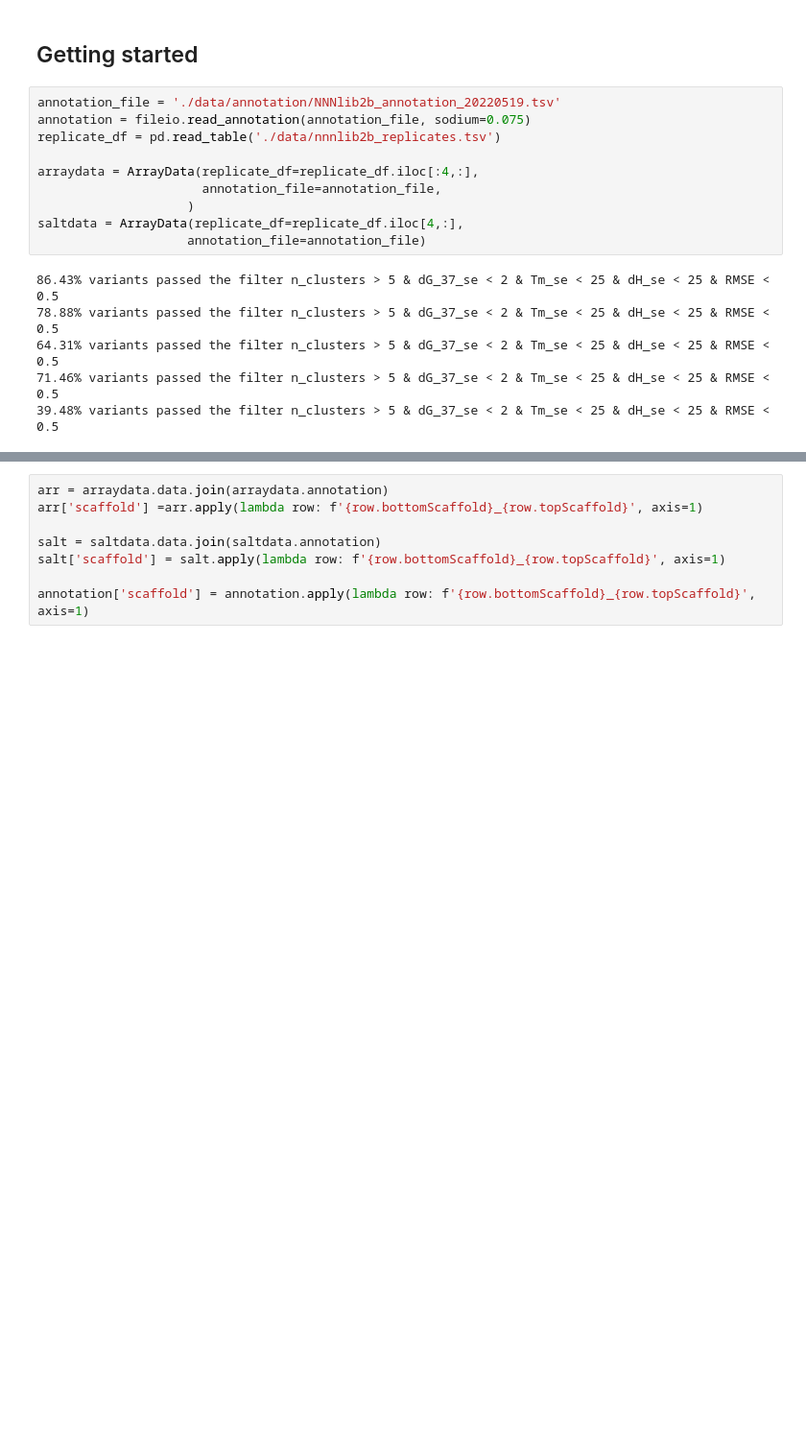
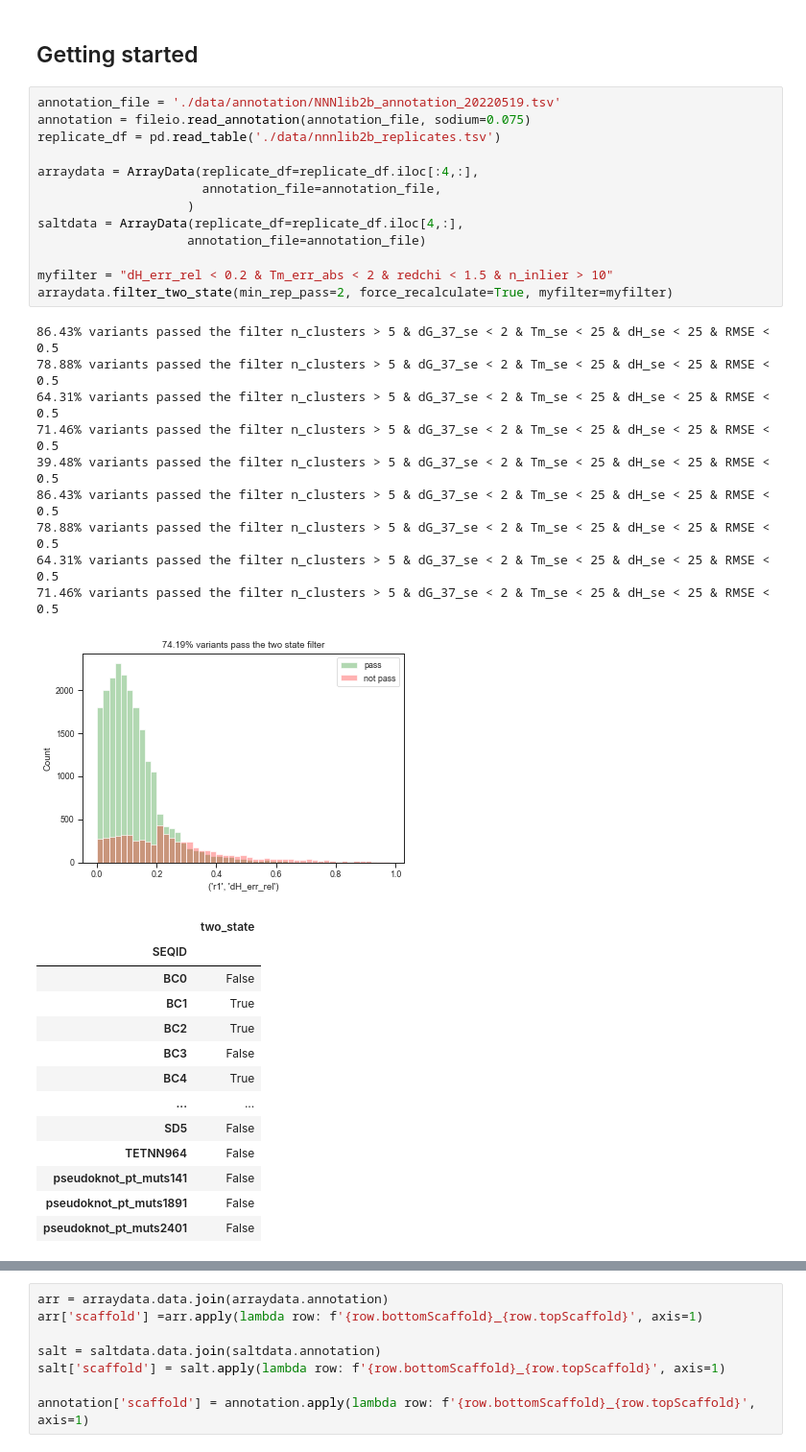
Before and after one commit to keyuxi/nnn_analysis, a Jupyter notebook: 220512_NN_fit.ipynb, the cells around one changed output, grey strips where cells are left out. Shown at 96% size. Cells and saved outputs as stored; diff of their text form; blank space fills up the shorter version.

```diff
--- a/220512_NN_fit.ipynb
+++ b/220512_NN_fit.ipynb
@@ -8,16 +15,37 @@
 # %%
 annotation_file = './data/annotation/NNNlib2b_annotation_20220519.tsv'
 annotation = fileio.read_annotation(annotation_file, sodium=0.075)
 replicate_df = pd.read_table('./data/nnnlib2b_replicates.tsv')
 
 arraydata = ArrayData(replicate_df=replicate_df.iloc[:4,:],
                       annotation_file=annotation_file,
                     )
 saltdata = ArrayData(replicate_df=replicate_df.iloc[4,:],
                     annotation_file=annotation_file)
+
+myfilter = "dH_err_rel < 0.2 & Tm_err_abs < 2 & redchi < 1.5 & n_inlier > 10"
+arraydata.filter_two_state(min_rep_pass=2, force_recalculate=True, myfilter=myfilter)
 # %% [output]
 86.43% variants passed the filter n_clusters > 5 & dG_37_se < 2 & Tm_se < 25 & dH_se < 25 & RMSE < 0.5
 78.88% variants passed the filter n_clusters > 5 & dG_37_se < 2 & Tm_se < 25 & dH_se < 25 & RMSE < 0.5
 64.31% variants passed the filter n_clusters > 5 & dG_37_se < 2 & Tm_se < 25 & dH_se < 25 & RMSE < 0.5
 71.46% variants passed the filter n_clusters > 5 & dG_37_se < 2 & Tm_se < 25 & dH_se < 25 & RMSE < 0.5
 39.48% variants passed the filter n_clusters > 5 & dG_37_se < 2 & Tm_se < 25 & dH_se < 25 & RMSE < 0.5
+86.43% variants passed the filter n_clusters > 5 & dG_37_se < 2 & Tm_se < 25 & dH_se < 25 & RMSE < 0.5
+78.88% variants passed the filter n_clusters > 5 & dG_37_se < 2 & Tm_se < 25 & dH_se < 25 & RMSE < 0.5
+64.31% variants passed the filter n_clusters > 5 & dG_37_se < 2 & Tm_se < 25 & dH_se < 25 & RMSE < 0.5
+71.46% variants passed the filter n_clusters > 5 & dG_37_se < 2 & Tm_se < 25 & dH_se < 25 & RMSE < 0.5
+[figure, added]
+|  | two_state |
+| SEQID |  |
+| BC0 | False |
+| BC1 | True |
+| BC2 | True |
+| BC3 | False |
+| BC4 | True |
+| ... | ... |
+| SD5 | False |
+| TETNN964 | False |
+| pseudoknot_pt_muts141 | False |
+| pseudoknot_pt_muts1891 | False |
+| pseudoknot_pt_muts2401 | False |
```
Also changed, not shown: parts of 26 cells of this notebook, 11 other files.
